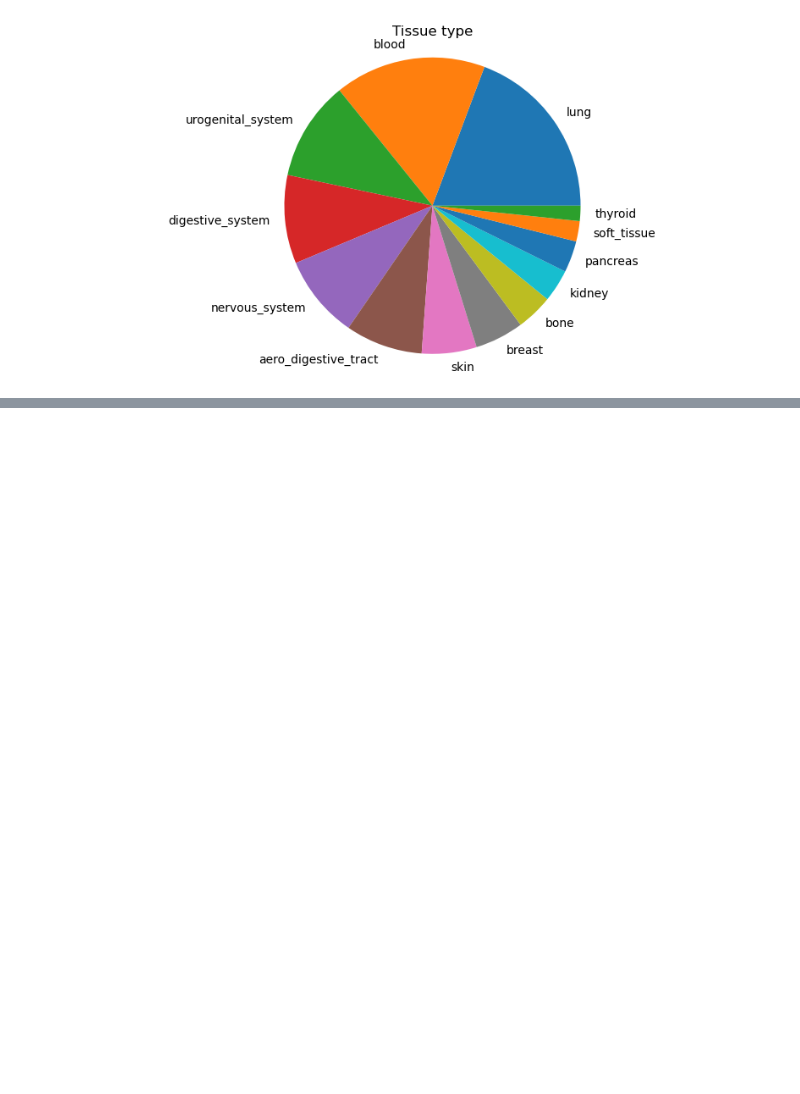
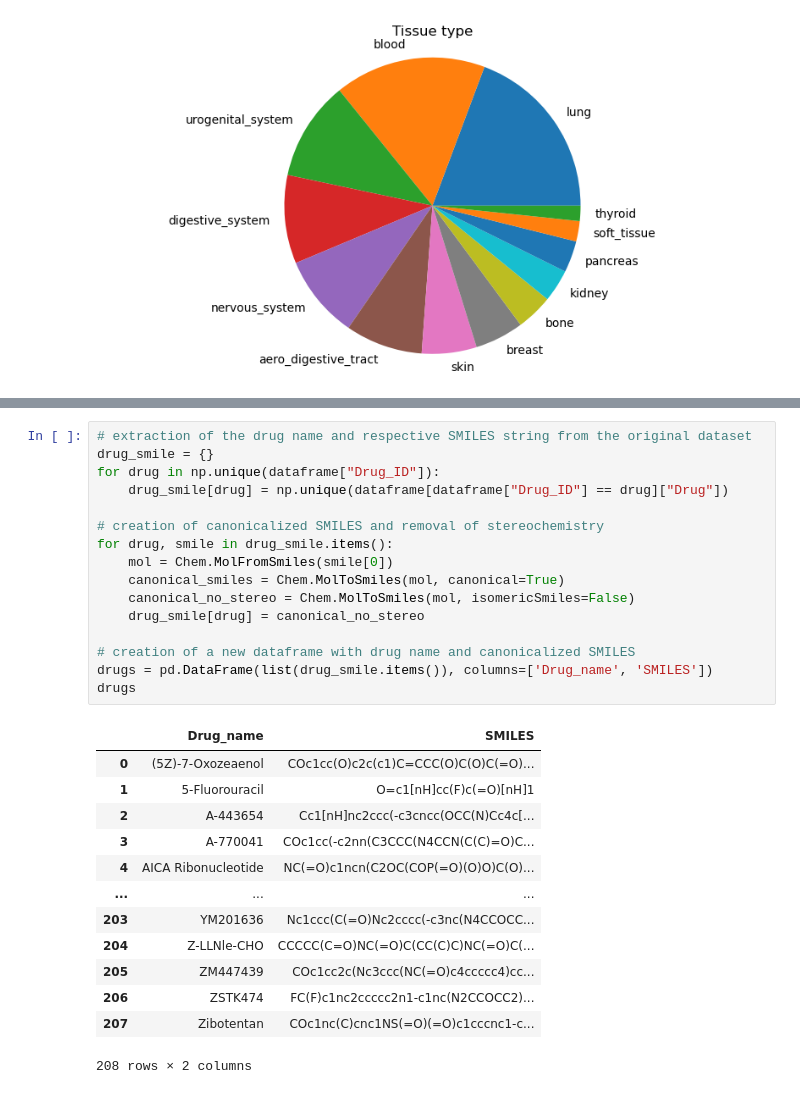
Before and after one commit to ricardofoliveira61/ML-data-analysis, a Jupyter notebook: GDSC1.ipynb, the cells around one changed output, grey strips where cells are left out. Saved outputs shown, nothing was run; the diff lists cells and outputs as text; blank space fills up the shorter version.

```diff
--- a/GDSC1.ipynb
+++ b/GDSC1.ipynb
@@ -372,0 +452,30 @@ Name: proportion, dtype: float64
+# %%
+# extraction of the drug name and respective SMILES string from the original dataset
+drug_smile = {}
+for drug in np.unique(dataframe["Drug_ID"]):
+    drug_smile[drug] = np.unique(dataframe[dataframe["Drug_ID"] == drug]["Drug"])
+
+# creation of canonicalized SMILES and removal of stereochemistry
+for drug, smile in drug_smile.items():
+    mol = Chem.MolFromSmiles(smile[0])
+    canonical_smiles = Chem.MolToSmiles(mol, canonical=True)
+    canonical_no_stereo = Chem.MolToSmiles(mol, isomericSmiles=False)
+    drug_smile[drug] = canonical_no_stereo
+
+# creation of a new dataframe with drug name and canonicalized SMILES
+drugs = pd.DataFrame(list(drug_smile.items()), columns=['Drug_name', 'SMILES'])
+drugs
+# %% [output]
+|  | Drug_name | SMILES |
+| 0 | (5Z)-7-Oxozeaenol | COc1cc(O)c2c(c1)C=CCC(O)C(O)C(=O)... |
+| 1 | 5-Fluorouracil | O=c1[nH]cc(F)c(=O)[nH]1 |
+| 2 | A-443654 | Cc1[nH]nc2ccc(-c3cncc(OCC(N)Cc4c[... |
+| 3 | A-770041 | COc1cc(-c2nn(C3CCC(N4CCN(C(C)=O)C... |
+| 4 | AICA Ribonucleotide | NC(=O)c1ncn(C2OC(COP(=O)(O)O)C(O)... |
+| ... | ... | ... |
+| 203 | YM201636 | Nc1ccc(C(=O)Nc2cccc(-c3nc(N4CCOCC... |
+| 204 | Z-LLNle-CHO | CCCCC(C=O)NC(=O)C(CC(C)C)NC(=O)C(... |
+| 205 | ZM447439 | COc1cc2c(Nc3ccc(NC(=O)c4ccccc4)cc... |
+| 206 | ZSTK474 | FC(F)c1nc2ccccc2n1-c1nc(N2CCOCC2)... |
+| 207 | Zibotentan | COc1nc(C)cnc1NS(=O)(=O)c1cccnc1-c... |
+208 rows × 2 columns
```
Also changed, not shown: parts of 20 cells of this notebook.
